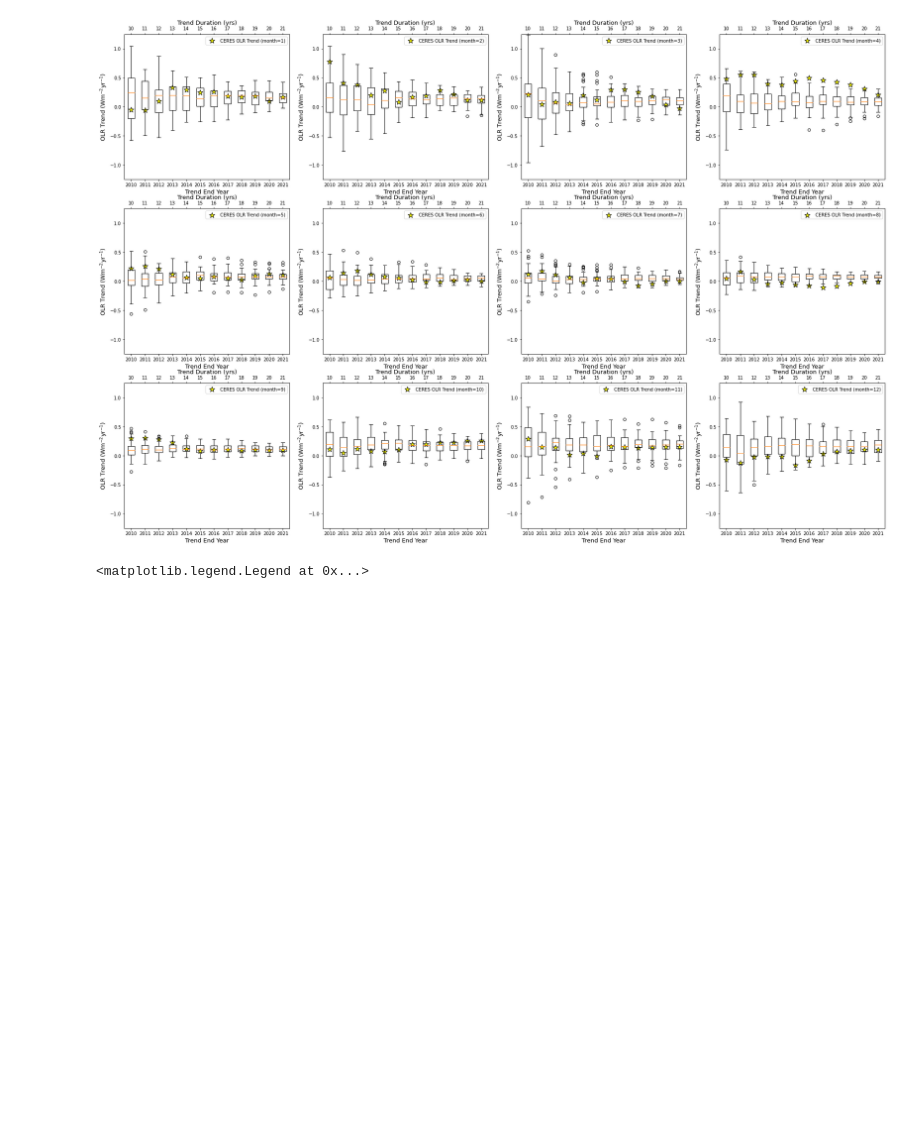
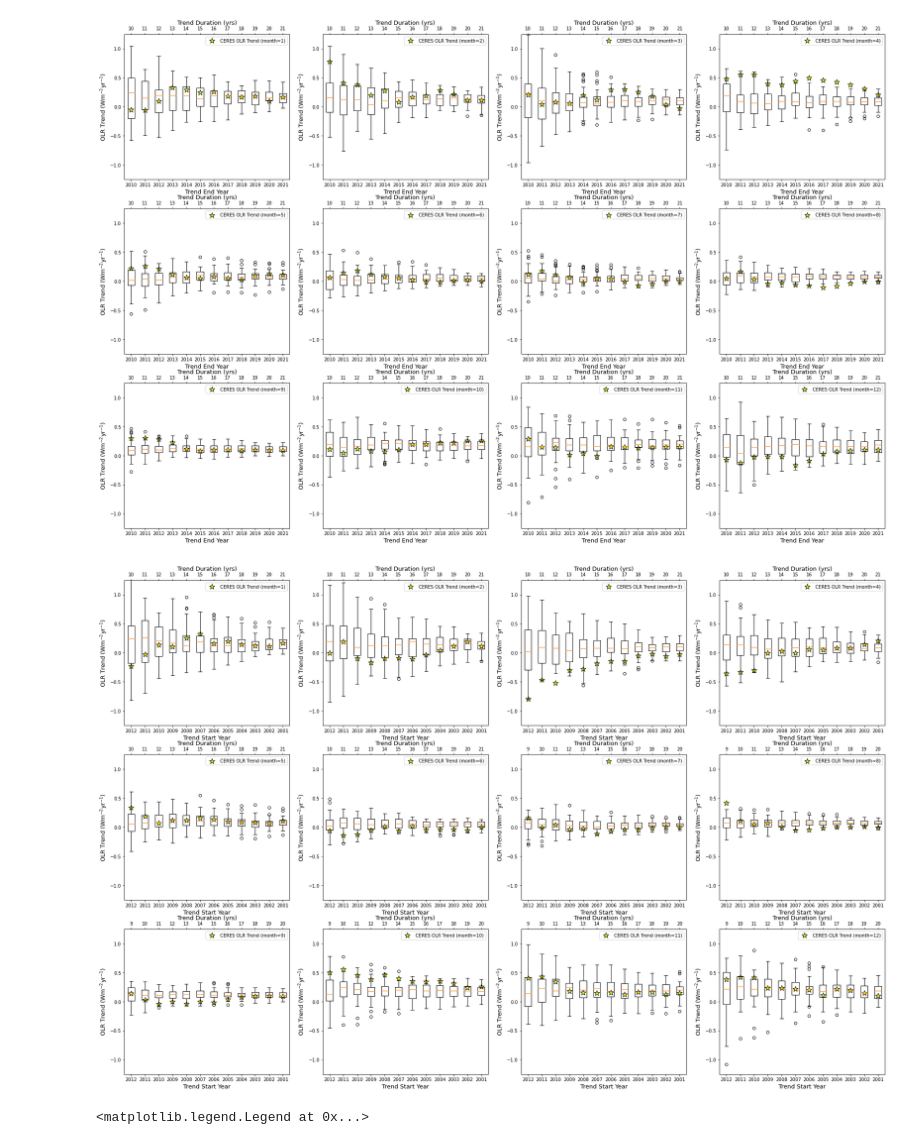
Before and after one commit to jshaw35/spectral_ice, a Jupyter notebook: figure3/figure3.ipynb, the cells around one changed output. Drawn from its saved outputs; the diff is of its cells as text; code cells hidden in the pictures; blank space fills up the shorter version.

```diff
--- a/figure3/figure3.ipynb
+++ b/figure3/figure3.ipynb
@@ -457,11 +504,34 @@ for i_mon,_ax in zip(range(1,13),box_multi_axs): # iterate over month numbers
     _lens_mon_tseries = allens_all_tseries.sel(time=allens_all_tseries['time.month']==i_mon).groupby('time.year').mean('time')
     _obs_mon_tseries = ceres_subset_spatavg.sel(time=ceres_subset_spatavg['time.month']==i_mon).groupby('time.year').mean('time')
 
-    box_n_whisker_endyear(_lens_mon_tseries,_obs_mon_tseries,endyrs,ax=_ax,
+    box_n_whisker_endyear(_lens_mon_tseries,
+                          _obs_mon_tseries,
+                          iter_yrs=endyrs,
+                          iteryr_isstart=False,
+                          ax=_ax,
                           ylabel='OLR Trend (Wm$^{-2}$yr$^{-1}$)',
                           obslabel='CERES OLR Trend (month=%d)' % i_mon)
 # %% [output]
 [figure]
+# %%
+box_multi_fig,box_multi_axs = plt.subplots(nrows=3,ncols=4,figsize=(30,20)) #,sharex=True
+box_multi_axs = box_multi_axs.flat
+
+for i_mon,_ax in zip(range(1,13),box_multi_axs): # iterate over month numbers
+    # print(i_mon)
+
+    _lens_mon_tseries = allens_all_tseries.sel(time=allens_all_tseries['time.month']==i_mon).groupby('time.year').mean('time')
+    _obs_mon_tseries = ceres_subset_spatavg.sel(time=ceres_subset_spatavg['time.month']==i_mon).groupby('time.year').mean('time')
+
+    box_n_whisker_endyear(_lens_mon_tseries,
+                          _obs_mon_tseries,
+                          iter_yrs=startyrs[::-1],
+                          iteryr_isstart=True,
+                          ax=_ax,
+                          ylabel='OLR Trend (Wm$^{-2}$yr$^{-1}$)',
+                          obslabel='CERES OLR Trend (month=%d)' % i_mon)
+# %% [output]
+[figure, added]
 # %%
 def tick_function1(X):
     out = ["%.0f" % z for z in X]
```
Also changed, not shown: parts of 11 cells of this notebook.
